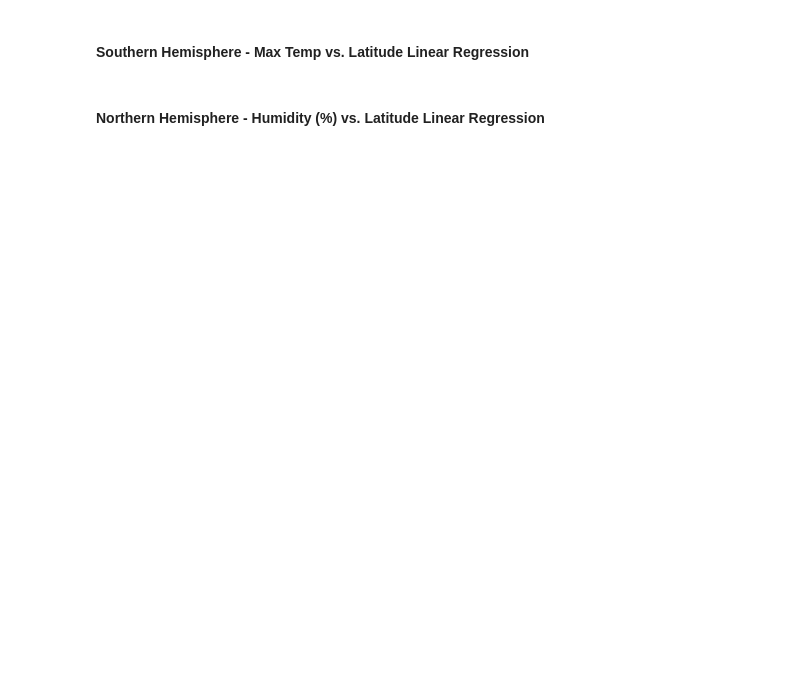
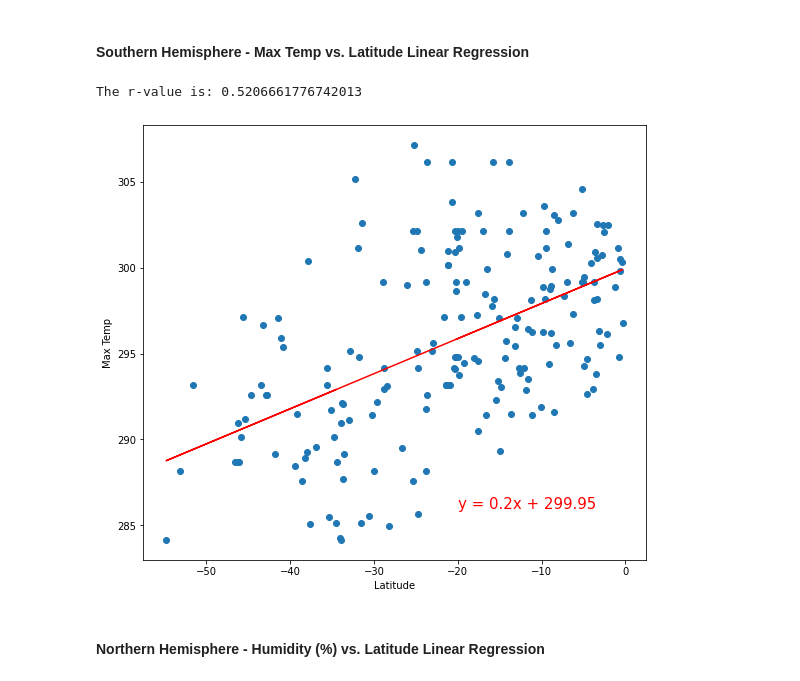
Before and after one commit to Polaris-pixel/PythonAPI-Challenge, a Jupyter notebook: WeatherPy/WeatherPy.ipynb, the cells around one changed output. Saved outputs shown, nothing was run; the diff lists cells and outputs as text; code cells hidden in the pictures; blank space fills up the shorter version.

```diff
--- a/WeatherPy/WeatherPy.ipynb
+++ b/WeatherPy/WeatherPy.ipynb
@@ -269,4 +258,28 @@ The r-value is: -0.8432519394640452
 # %% [markdown]
 ####  Southern Hemisphere - Max Temp vs. Latitude Linear Regression
+# %%
+# Add the linear regression equation and line to plot
+south_hemi = clean_humidity.loc[clean_humidity['Lat']< 0]
+south_x_values = south_hemi['Lat']
+south_y_values = south_hemi['Max Temp']
+
+(slope, intercept, rvalue, pvalue, stderr) = linregress(south_x_values, south_y_values)
+regress_values = south_x_values * slope + intercept
+line_eq = "y = " + str(round(slope,2)) + "x + " + str(round(intercept,2))
+
+plt.figure(figsize=(9,8))
+plt.scatter(south_x_values,south_y_values)
+plt.plot(south_x_values,regress_values,"r-")
+plt.annotate(line_eq,(-20, 286),fontsize=15,color="red")
+plt.xlabel('Latitude')
+plt.ylabel('Max Temp')
+print(f"The r-value is: {rvalue}")
+plt.show()
+
+
+#south_hemi
+# %% [output]
+The r-value is: 0.5206661776742013
+[figure, added]
 # %% [markdown]
 ####  Northern Hemisphere - Humidity (%) vs. Latitude Linear Regression
```
Also changed, not shown: parts of 16 cells of this notebook, 3 other files.
